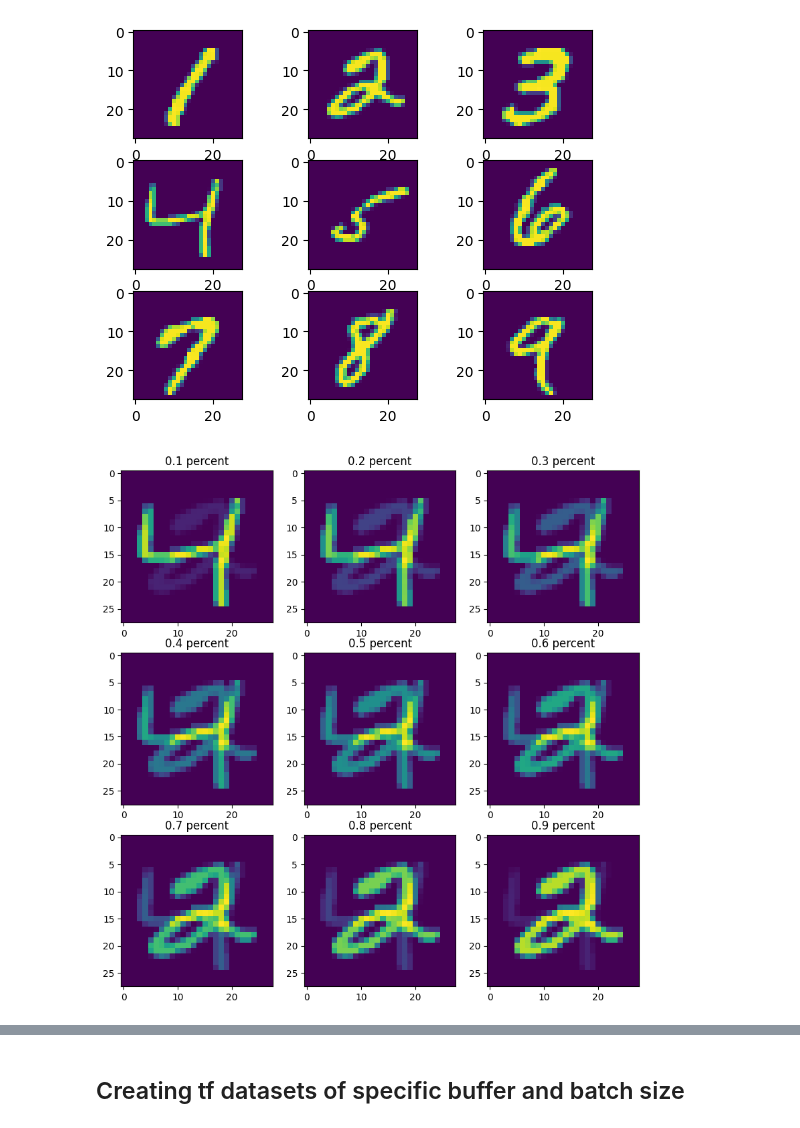
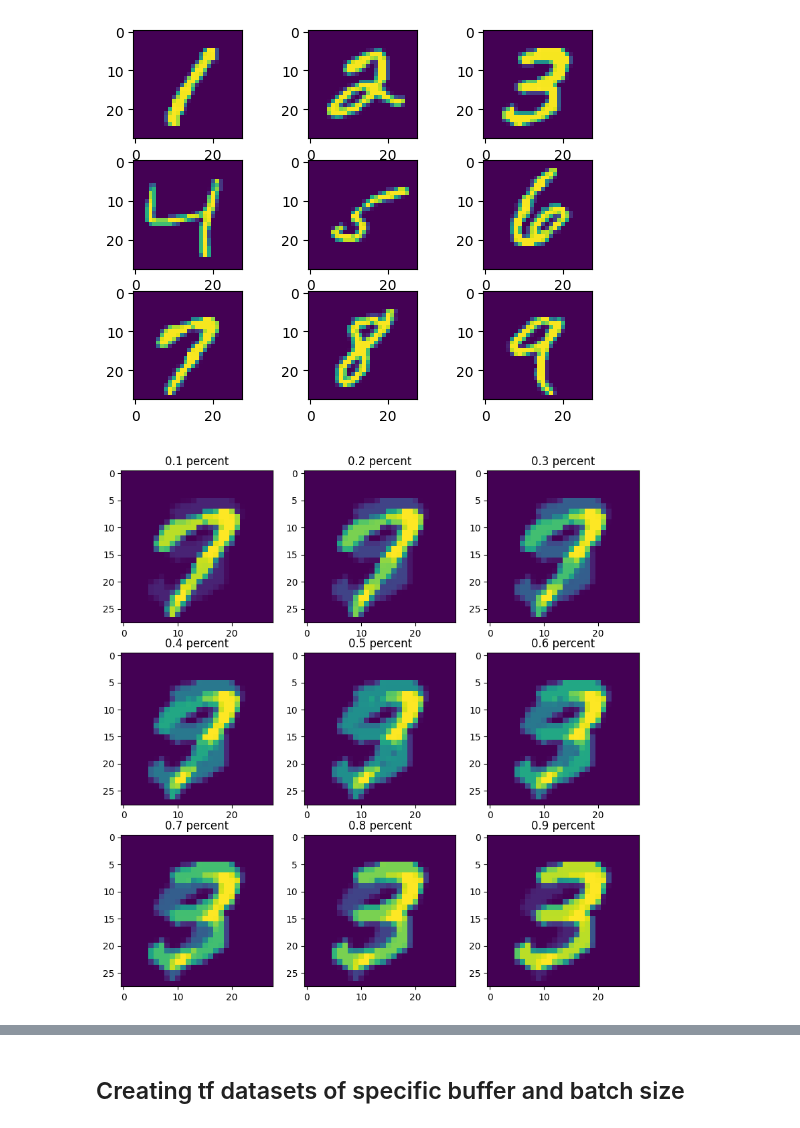
Before and after one commit to Andrei-Chiru/RP, a Jupyter notebook: examples/mnist/single_digits_modulo_poisoned.ipynb, the cells around one changed output, grey strips where cells are left out. Cells and saved outputs as stored; diff of their text form; code cells hidden in the pictures.

```diff
--- a/examples/mnist/single_digits_modulo_poisoned.ipynb
+++ b/examples/mnist/single_digits_modulo_poisoned.ipynb
@@ -54,7 +56,7 @@ print(numbers[1:10])
 # %%
 def blend_mnist_images(img1, img2, percent):
     """
-    Blend two MNIST-style images of shape (28, 28, 1) at 50% transparency.
+    Blend two MNIST-style images of shape (28, 28, 1) at percent transparency.
 
     Args:
         img1: First image, shape (28, 28, 1), dtype uint8 or float32
@@ -63,24 +65,20 @@ def blend_mnist_images(img1, img2, percent):
     Returns:
         Blended image: shape (28, 28, 1), dtype uint8
     """
-    img1_f = tf.image.convert_image_dtype(img1, tf.float32)
-    img2_f = tf.image.convert_image_dtype(img2, tf.float32)
 
-    blended = percent * img1_f + (1-percent) * img2_f
-
-    blended_uint8 = tf.image.convert_image_dtype(blended, tf.uint8)
-    return blended_uint8.numpy()
+    averagedblend = percent * img1 + (1-percent) * img2
+    return averagedblend
 # %%
 blended = []
 plt.figure(figsize=(10, 10))
 for i in range(9):
-    blended.append(blend_mnist_images(images[1], images[3],(i + 1.0)/10.0))
+    blended.append(blend_mnist_images(images[2], images[6],(i + 1.0)/10.0))
 
     plt.subplot(331 + i)
     plt.title(f'{(i+1.0)/10.0} percent')
     plt.imshow(blended[i])
 # %% [output]
-[figure, old version]
+[figure, new version]
 # %%
 blended = []
 plt.figure(figsize=(10, 10))
```
Also changed, not shown: parts of 12 cells of this notebook, 27 other files.
